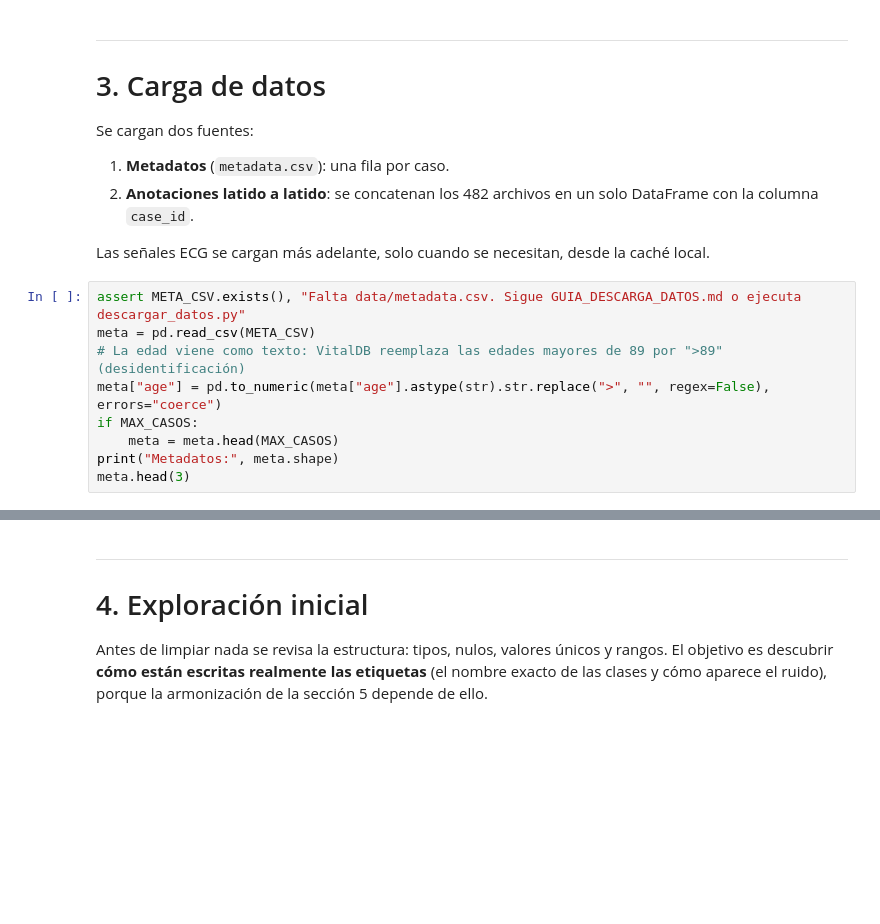
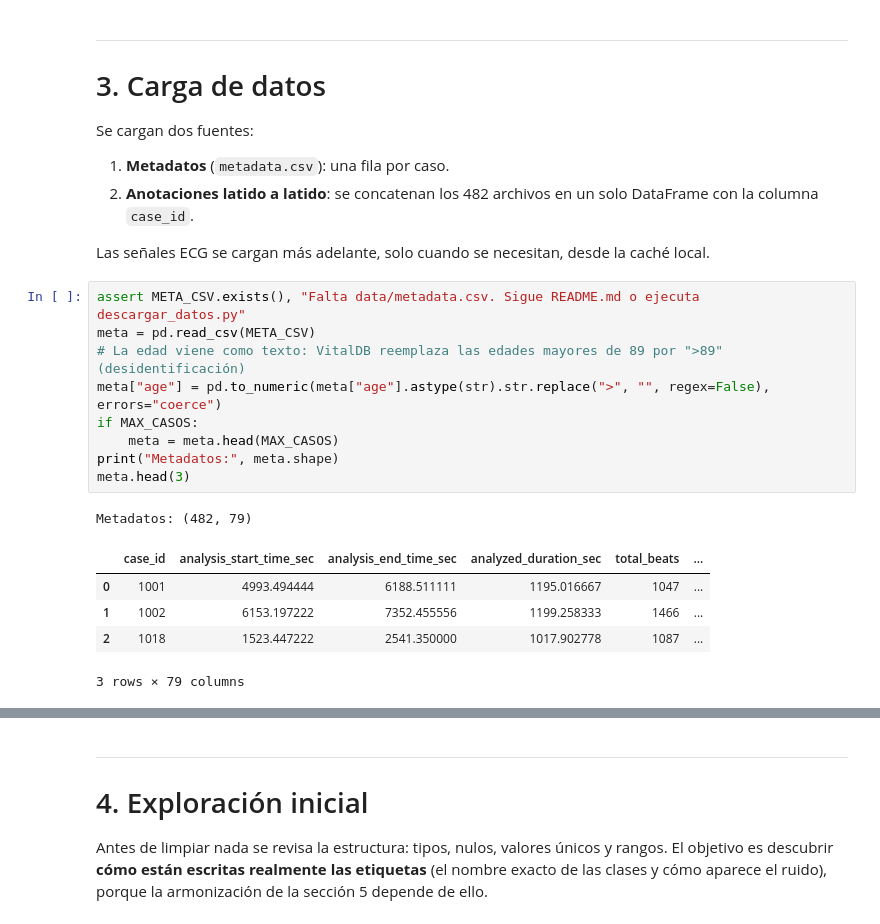
Before and after one commit to Jjes07/FundamentosML-Final, a Jupyter notebook: model_development.ipynb, the cells around one changed output, grey strips where cells are left out. Saved outputs shown, nothing was run; the diff lists cells and outputs as text; blank space fills up the shorter version.

```diff
--- a/model_development.ipynb
+++ b/model_development.ipynb
@@ -249,14 +251,21 @@ Se cargan dos fuentes:
 
 Las señales ECG se cargan más adelante, solo cuando se necesitan, desde la caché local.
 # %%
-assert META_CSV.exists(), "Falta data/metadata.csv. Sigue GUIA_DESCARGA_DATOS.md o ejecuta descargar_datos.py"
+assert META_CSV.exists(), "Falta data/metadata.csv. Sigue README.md o ejecuta descargar_datos.py"
 meta = pd.read_csv(META_CSV)
 # La edad viene como texto: VitalDB reemplaza las edades mayores de 89 por ">89" (desidentificación)
 meta["age"] = pd.to_numeric(meta["age"].astype(str).str.replace(">", "", regex=False), errors="coerce")
 if MAX_CASOS:
     meta = meta.head(MAX_CASOS)
 print("Metadatos:", meta.shape)
 meta.head(3)
+# %% [output]
+Metadatos: (482, 79)
+|  | case_id | analysis_start_time_sec | analysis_end_time_sec | analyzed_duration_sec | total_beats | ... |
+| 0 | 1001 | 4993.494444 | 6188.511111 | 1195.016667 | 1047 | ... |
+| 1 | 1002 | 6153.197222 | 7352.455556 | 1199.258333 | 1466 | ... |
+| 2 | 1018 | 1523.447222 | 2541.350000 | 1017.902778 | 1087 | ... |
+3 rows × 79 columns
 # %%
 def cargar_anotaciones(ids):
     partes = []
```
Also changed, not shown: parts of 67 cells of this notebook, 21 other files.
